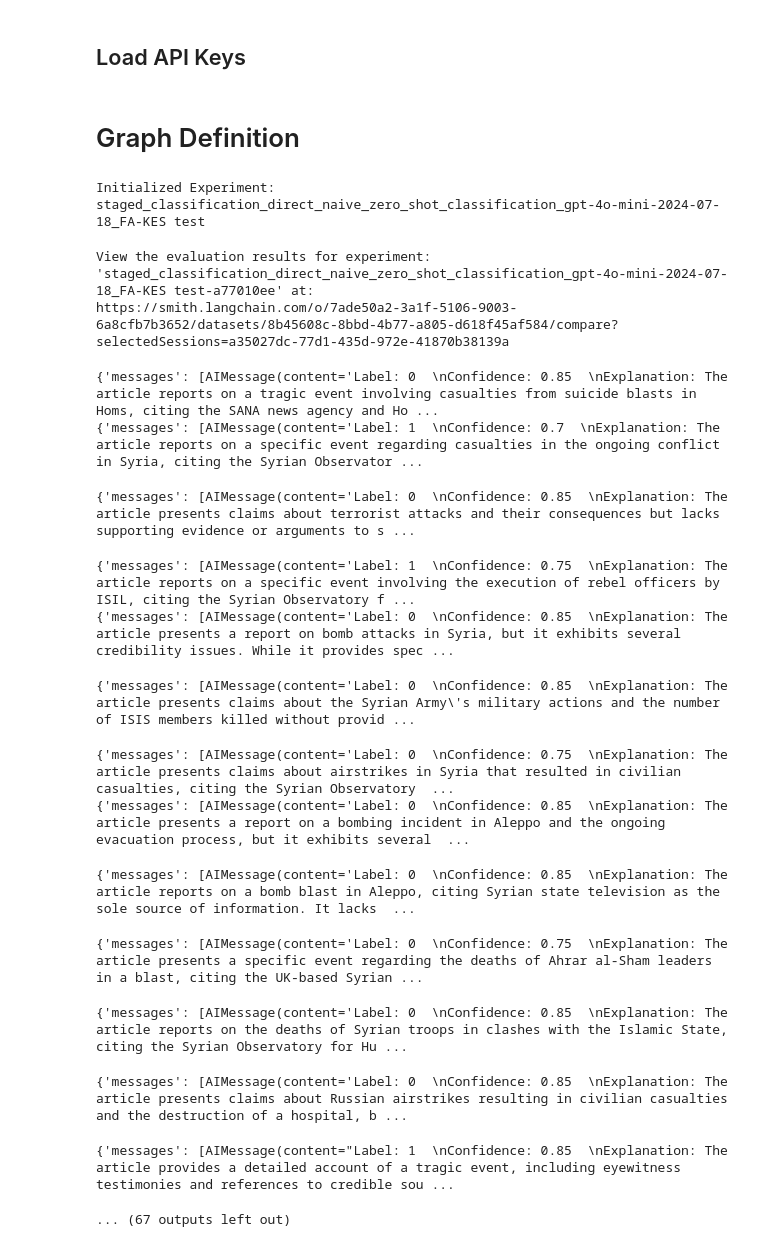
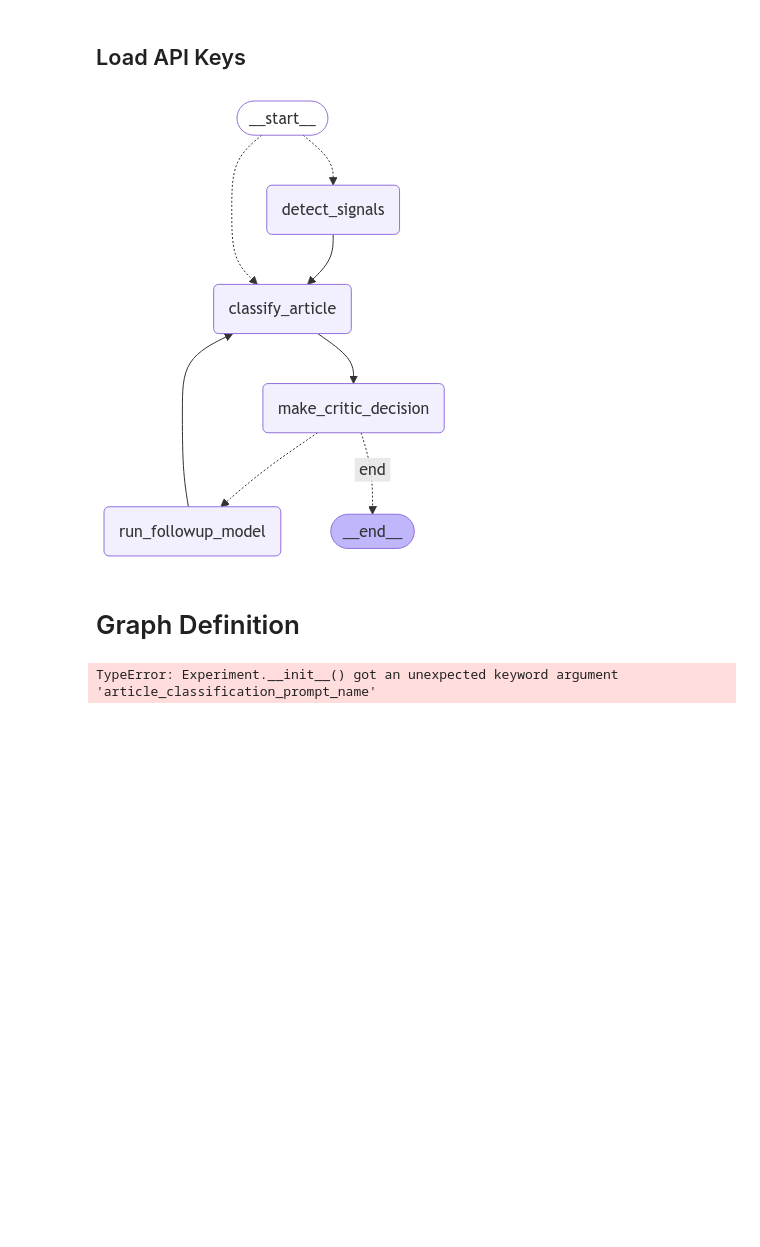
Before and after one commit to FinlayDuff/Dissertation, a Jupyter notebook: notebooks/baseline/zero_shot.ipynb, the cells around one changed output. Drawn from its saved outputs; the diff is of its cells as text; code cells hidden in the pictures; blank space fills up the shorter version.

Commit message:
refactor to unlock graph structure

```diff
--- a/notebooks/baseline/zero_shot.ipynb
+++ b/notebooks/baseline/zero_shot.ipynb
@@ -48,5 +34,34 @@ _set_env("OPENAI_API_KEY")
 os.environ["LANGCHAIN_TRACING_V2"] = "true"
 os.environ["LANGCHAIN_PROJECT"] = "FakeNews Detection"
+# %%
+from core.experiment import Experiment
+
+
+def gen_experiment(
+    experiment_name: str = "baseline_gpt4",
+    verbose: bool = True,
+):
+    """
+    Run a misinformation detection experiment.
+
+    Args:
+        experiment_name: Name of experiment config to use
+        dataset_name: Name of dataset to evaluate
+        verbose: Whether to print debug information
+    """
+    # Initialize and run experiment
+    experiment = Experiment(
+        experiment_name=experiment_name,
+        description="Evaluating graph-based misinformation detection system.",
+        verbose=verbose,
+    )
+    return experiment
+# %%
+exp = gen_experiment()
+# %%
+exp.graph_manager.visualize_graph()
+# %% [output]
+[figure, added]
 # %% [markdown]
 # Graph Definition
 # %%
@@ -67,29 +84,15 @@ prompt_name = "direct_naive_zero_shot_classification"
 experiment = Experiment(
     article_classification_prompt_name=prompt_name,
     llm_model_name=open_ai_model_name,
-    dataset_name="FA-KES test",
+    dataset_name="FA-KES debug",
     description="Evaluating graph-based misinformation detection system.",
     experiment_type="staged_classification",
     verbose=True,
+    use_bulk_signals=False,
+    local_llm=True,
 )
 
 # # Run the evaluation
 results = experiment.run_evaluation()
 # %% [output]
-Initialized Experiment: staged_classification_direct_naive_zero_shot_classification_gpt-4o-mini-2024-07-18_FA-KES test
+TypeError: Experiment.__init__() got an unexpected keyword argument 'article_classification_prompt_name'
-View the evaluation results for experiment: 'staged_classification_direct_naive_zero_shot_classification_gpt-4o-mini-2024-07-18_FA-KES test-a77010ee' at:
-https://smith.langchain.com/o/7ade50a2-3a1f-5106-9003-6a8cfb7b3652/datasets/8b45608c-8bbd-4b77-a805-d618f45af584/compare?selectedSessions=a35027dc-77d1-435d-972e-41870b38139a
-{'messages': [AIMessage(content='Label: 0  \nConfidence: 0.85  \nExplanation: The article reports on a tragic event involving casualties from suicide blasts in Homs, citing the SANA news agency and Ho ...
-{'messages': [AIMessage(content='Label: 1  \nConfidence: 0.7  \nExplanation: The article reports on a specific event regarding casualties in the ongoing conflict in Syria, citing the Syrian Observator ...
-{'messages': [AIMessage(content='Label: 0  \nConfidence: 0.85  \nExplanation: The article presents claims about terrorist attacks and their consequences but lacks supporting evidence or arguments to s ...
-{'messages': [AIMessage(content='Label: 1  \nConfidence: 0.75  \nExplanation: The article reports on a specific event involving the execution of rebel officers by ISIL, citing the Syrian Observatory f ...
-{'messages': [AIMessage(content='Label: 0  \nConfidence: 0.85  \nExplanation: The article presents a report on bomb attacks in Syria, but it exhibits several credibility issues. While it provides spec ...
-{'messages': [AIMessage(content='Label: 0  \nConfidence: 0.85  \nExplanation: The article presents claims about the Syrian Army\'s military actions and the number of ISIS members killed without provid ...
-{'messages': [AIMessage(content='Label: 0  \nConfidence: 0.75  \nExplanation: The article presents claims about airstrikes in Syria that resulted in civilian casualties, citing the Syrian Observatory  ...
-{'messages': [AIMessage(content='Label: 0  \nConfidence: 0.85  \nExplanation: The article presents a report on a bombing incident in Aleppo and the ongoing evacuation process, but it exhibits several  ...
-{'messages': [AIMessage(content='Label: 0  \nConfidence: 0.85  \nExplanation: The article reports on a bomb blast in Aleppo, citing Syrian state television as the sole source of information. It lacks  ...
-{'messages': [AIMessage(content='Label: 0  \nConfidence: 0.75  \nExplanation: The article presents a specific event regarding the deaths of Ahrar al-Sham leaders in a blast, citing the UK-based Syrian ...
-{'messages': [AIMessage(content='Label: 0  \nConfidence: 0.85  \nExplanation: The article reports on the deaths of Syrian troops in clashes with the Islamic State, citing the Syrian Observatory for Hu ...
-{'messages': [AIMessage(content='Label: 0  \nConfidence: 0.85  \nExplanation: The article presents claims about Russian airstrikes resulting in civilian casualties and the destruction of a hospital, b ...
-{'messages': [AIMessage(content="Label: 1  \nConfidence: 0.85  \nExplanation: The article provides a detailed account of a tragic event, including eyewitness testimonies and references to credible sou ...
-... (67 outputs left out)
```
Also changed, not shown: parts of 19 cells of this notebook, 13 other files.
